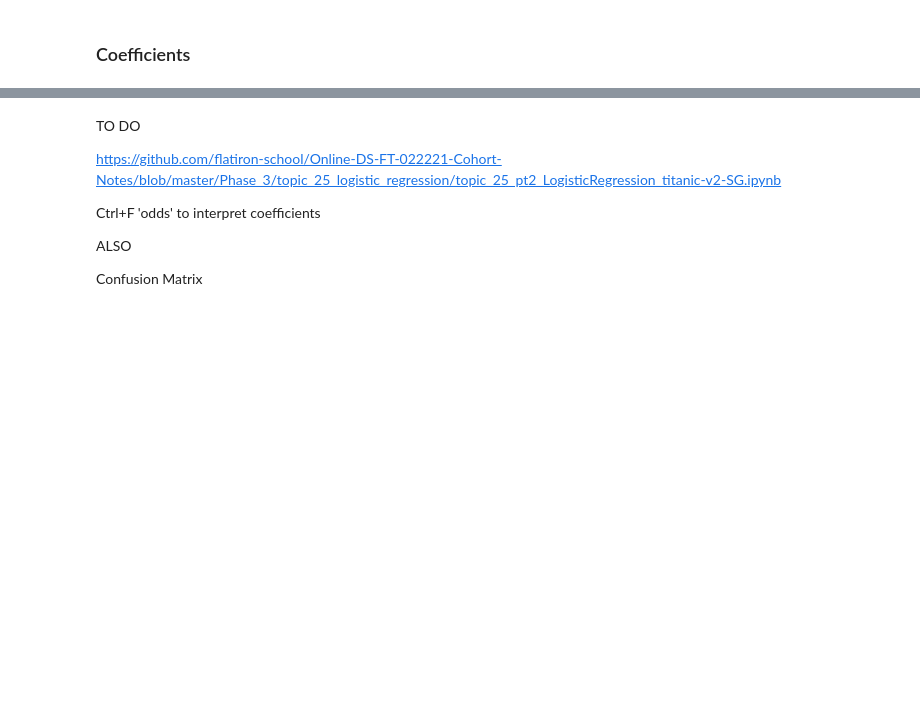
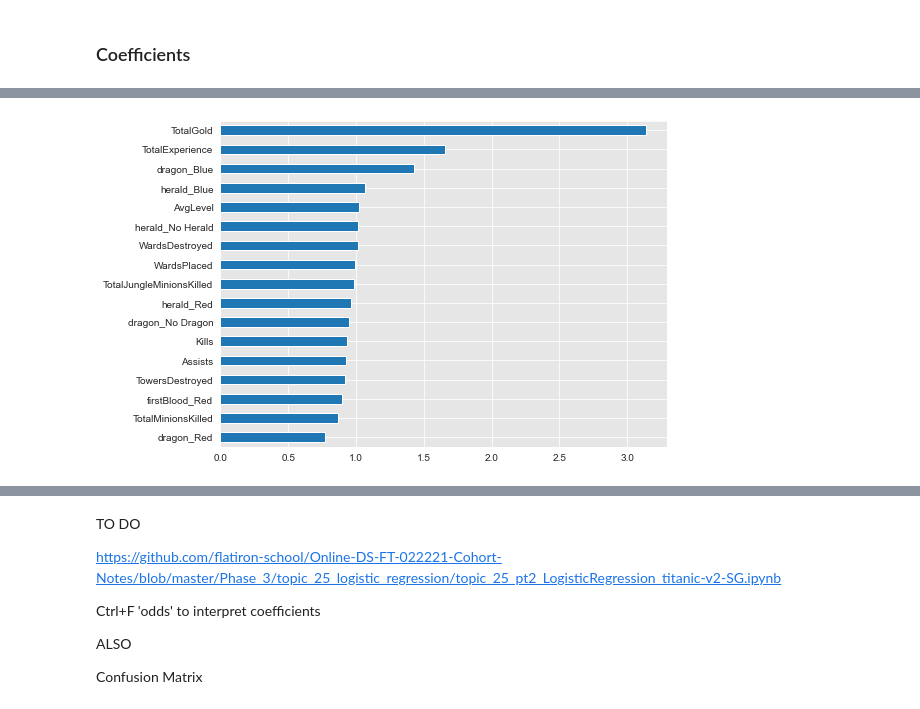
Before and after one commit to Drymander/League-of-Legends-Victory-Classification, a Jupyter notebook: copy paste.ipynb, the cells around one changed output, grey strips where cells are left out. Saved outputs shown, nothing was run; the diff lists cells and outputs as text; code cells hidden in the pictures; blank space fills up the shorter version.

```diff
--- a/copy paste.ipynb
+++ b/copy paste.ipynb
@@ -771,0 +893,7 @@ ax = coef_lr.plot(kind='barh', figsize=(8,6))
+# %%
+odds = np.exp(coef_lr)
+ax = odds.plot(kind='barh', figsize=(8,6))
+
+# np.exp(coef_lr)
+# %% [output]
+[figure, added]
```
Also changed, not shown: parts of 93 cells of this notebook, 4 other files.
